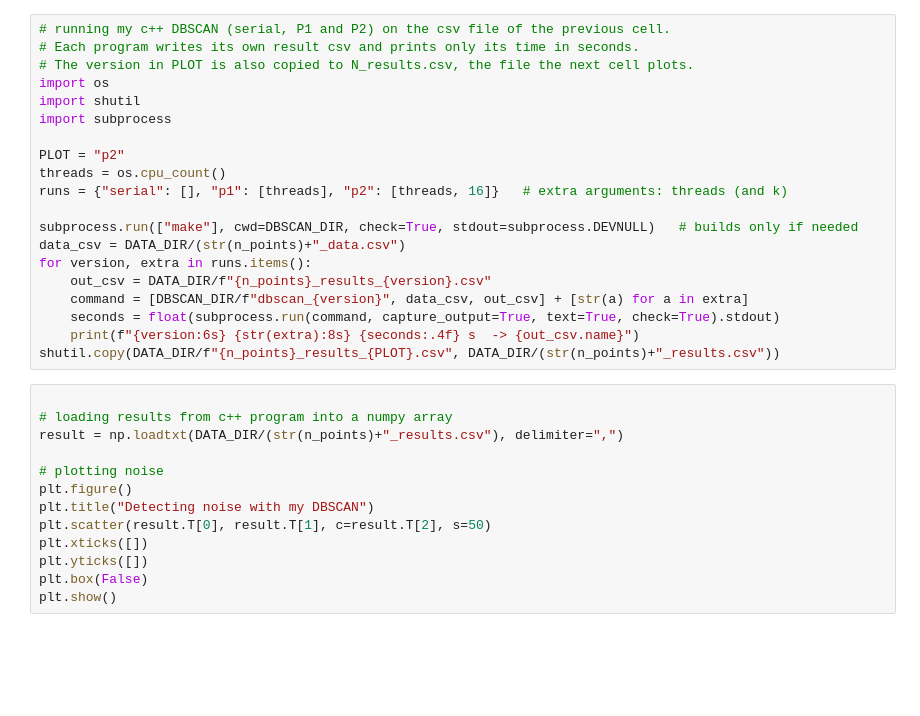
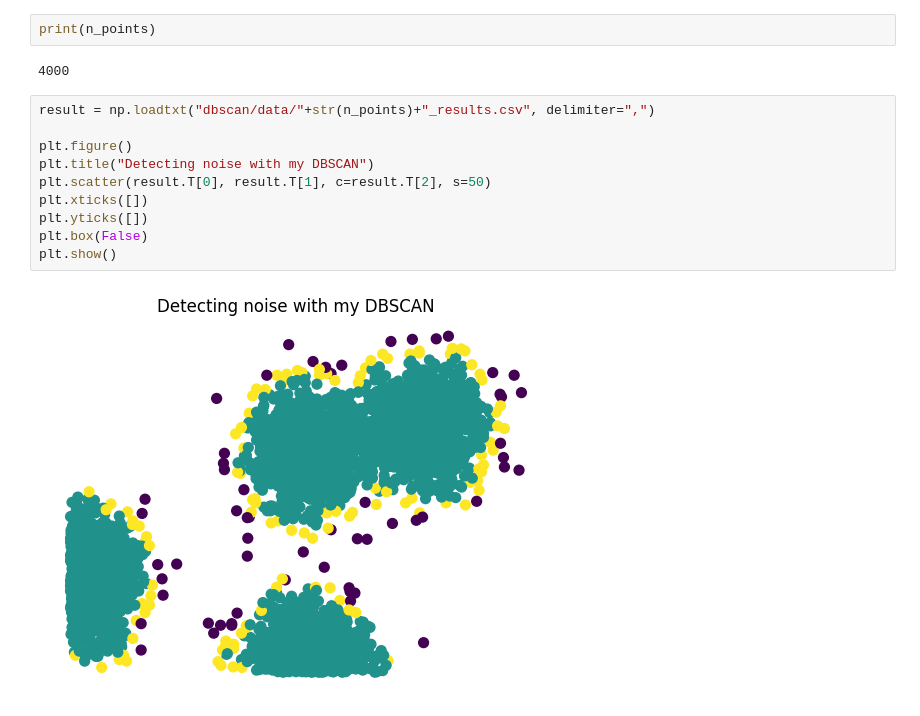
Before and after one commit to Chiavellini/computoparalelo2026b, a Jupyter notebook: DBSCAN_noise.ipynb, the cells around one changed output. Drawn from its saved outputs; the diff is of its cells as text; blank space fills up the shorter version.

```diff
--- a/DBSCAN_noise.ipynb
+++ b/DBSCAN_noise.ipynb
@@ -45,33 +40,16 @@ plt.show()
-# %%
-# running my c++ DBSCAN (serial, P1 and P2) on the csv file of the previous cell.
-# Each program writes its own result csv and prints only its time in seconds.
-# The version in PLOT is also copied to N_results.csv, the file the next cell plots.
-import os
-import shutil
-import subprocess
-
-PLOT = "p2"
-threads = os.cpu_count()
-runs = {"serial": [], "p1": [threads], "p2": [threads, 16]}   # extra arguments: threads (and k)
-
-subprocess.run(["make"], cwd=DBSCAN_DIR, check=True, stdout=subprocess.DEVNULL)   # builds only if needed
-data_csv = DATA_DIR/(str(n_points)+"_data.csv")
-for version, extra in runs.items():
-    out_csv = DATA_DIR/f"{n_points}_results_{version}.csv"
-    command = [DBSCAN_DIR/f"dbscan_{version}", data_csv, out_csv] + [str(a) for a in extra]
-    seconds = float(subprocess.run(command, capture_output=True, text=True, check=True).stdout)
-    print(f"{version:6s} {str(extra):8s} {seconds:.4f} s  -> {out_csv.name}")
-shutil.copy(DATA_DIR/f"{n_points}_results_{PLOT}.csv", DATA_DIR/(str(n_points)+"_results.csv"))
+# %%
+print(n_points)
+# %% [output]
+4000
 # %%
+result = np.loadtxt("dbscan/data/"+str(n_points)+"_results.csv", delimiter=",")
 
-# loading results from c++ program into a numpy array
-result = np.loadtxt(DATA_DIR/(str(n_points)+"_results.csv"), delimiter=",")
-
-# plotting noise
 plt.figure()
 plt.title("Detecting noise with my DBSCAN")
 plt.scatter(result.T[0], result.T[1], c=result.T[2], s=50)
 plt.xticks([])
 plt.yticks([])
 plt.box(False)
 plt.show()
+# %% [output]
+[figure, added]
```
Also changed, not shown: parts of 5 cells of this notebook, 25 other files.
